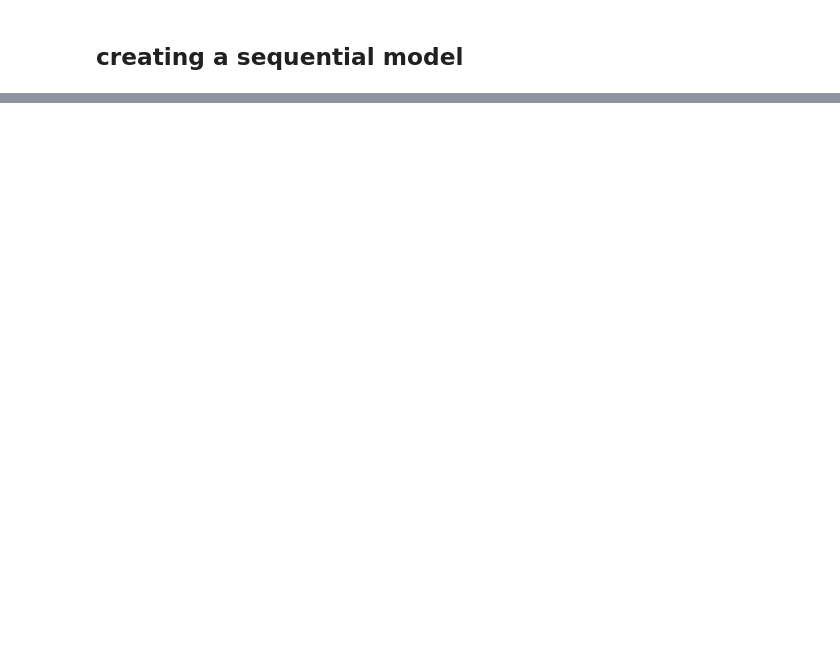
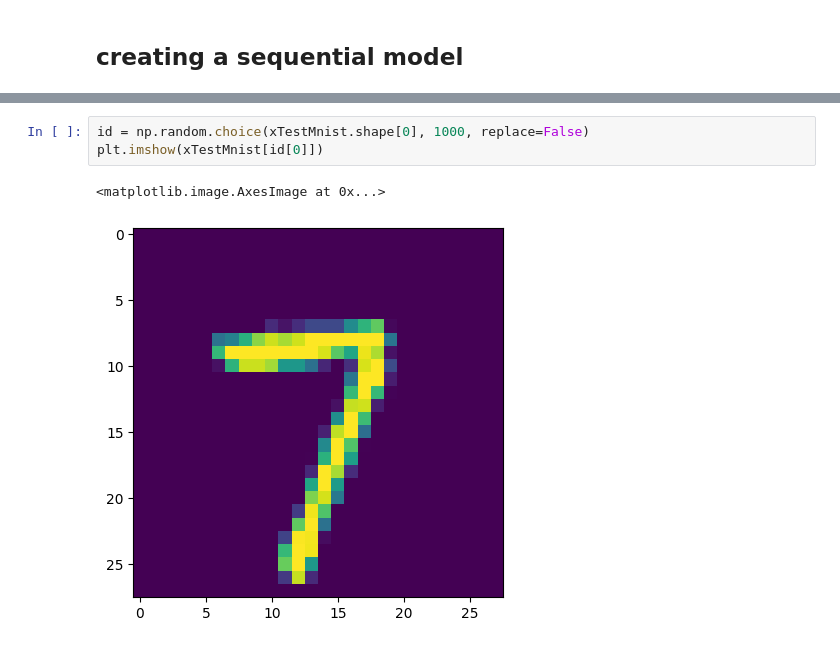
Before and after one commit to Macreat/CnnMDL, a Jupyter notebook: cnnDvlEnv/basis.ipynb, the cells around one changed output, grey strips where cells are left out. Cells and saved outputs as stored; diff of their text form; blank space fills up the shorter version.

```diff
--- a/cnnDvlEnv/basis.ipynb
+++ b/cnnDvlEnv/basis.ipynb
@@ -60,0 +124,6 @@ xTrainMnist.shape, yTrainMnist.shape, xTestMnist.shape, yTestMnist.shape
+# %%
+id = np.random.choice(xTestMnist.shape[0], 1000, replace=False)
+plt.imshow(xTestMnist[id[0]])
+# %% [output]
+<matplotlib.image.AxesImage at 0x...>
+[figure, added]
```
Also changed, not shown: parts of 10 cells of this notebook.
